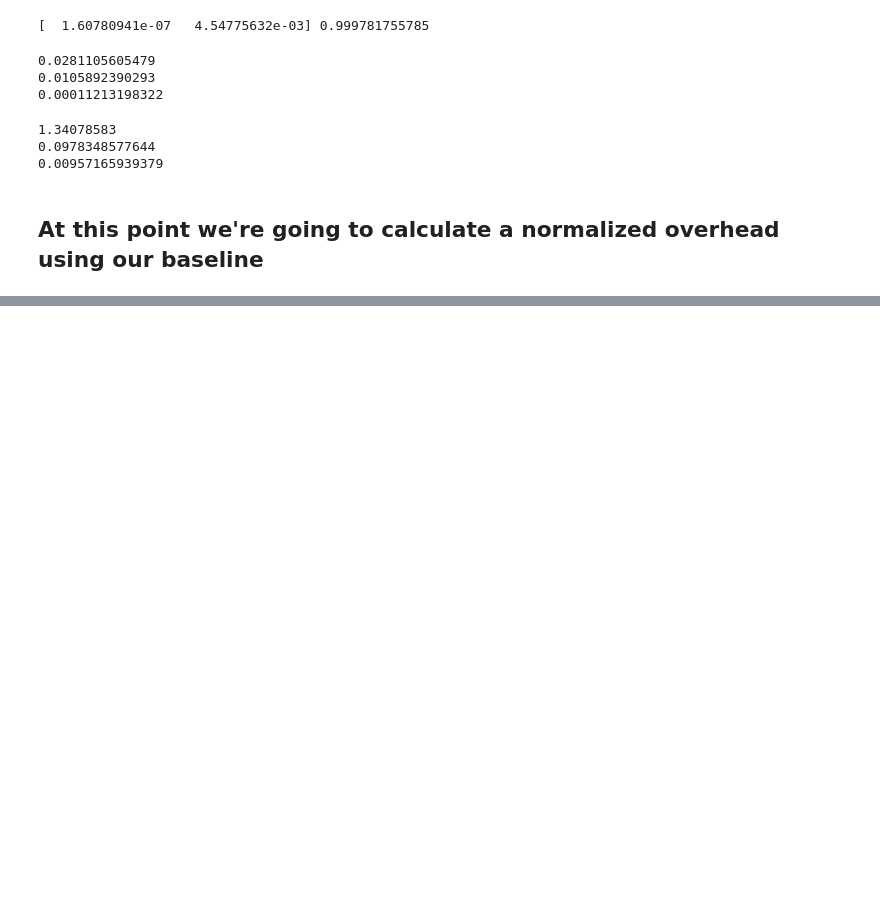
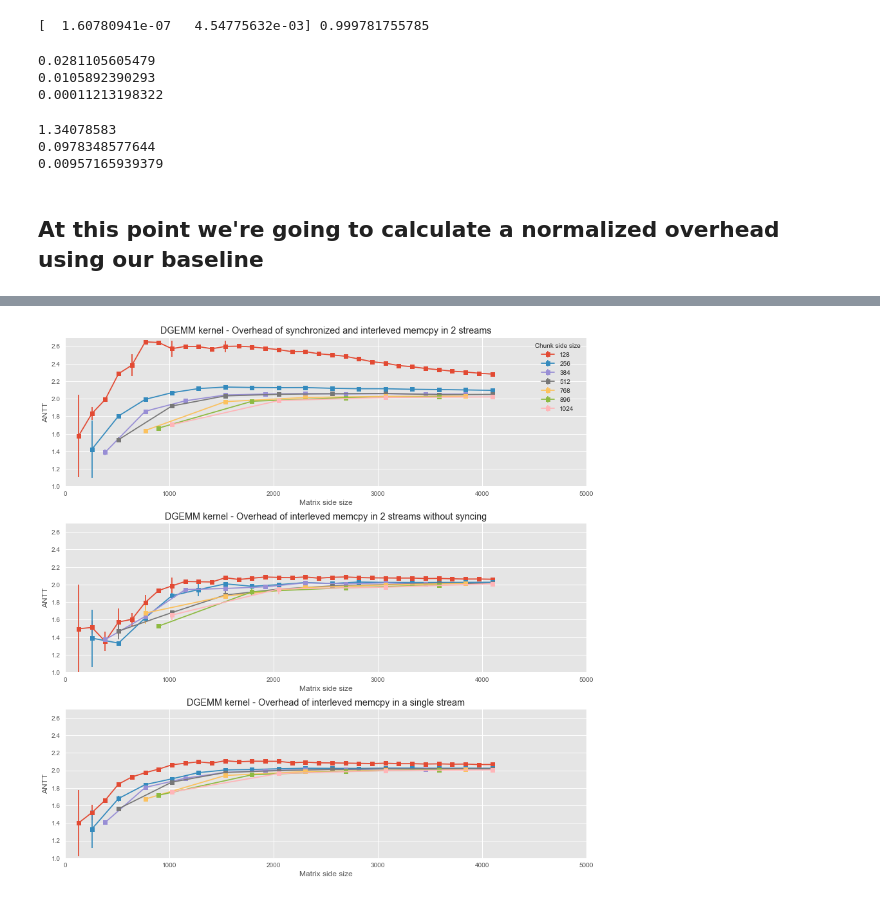
Before and after one commit to Erikun/bandwidthpartition, a Jupyter notebook: chunkedwithkernels.ipynb, the cells around one changed output, grey strips where cells are left out. Cells and saved outputs as stored; diff of their text form; code cells hidden in the pictures; blank space fills up the shorter version.

```diff
--- a/chunkedwithkernels.ipynb
+++ b/chunkedwithkernels.ipynb
@@ -253,0 +302,74 @@ plt.xlim(0,5000)
+# %%
+bl = pd.read_csv('./data/kerneltestdata/baseline12sm.csv', sep = ',')
+bl.columns = bl.columns.str.strip()
+# %%
+normalizeddf=dfsync.copy()
+normalizeddf = normalizeddf.loc[normalizeddf['#size']<=4096]
+for s in normalizeddf.loc[:,('#size')].unique():
+    t=bl[bl['#size']==s]['totaltime'].item()
+    mask = normalizeddf['#size'] == s
+    normalizeddf.loc[mask,'ANTT']=(normalizeddf[mask]['ATT']/t)
+normalizeddf['chunk%']=normalizeddf['chunksize']/(normalizeddf['totalsizeHtD']+normalizeddf['totalsizeDtH'])
+y=normalizeddf.groupby(['chunksize','#size'],as_index=False)['ANTT'].mean()
+err=normalizeddf.groupby(['chunksize','#size'])['ANTT'].apply(np.std)
+x=normalizeddf['#size'].unique()
+plt.subplot(311)
+for s in y['chunksize'].unique():
+    yt=y[y['chunksize']==s]
+    et=err
+    plt.errorbar(yt['#size'],yt['ANTT'],err[s],marker='s')
+plt.legend([128,256,384,512,768,896,1024],title='Chunk side size')
+
+plt.xlabel('Matrix side size')
+plt.ylabel('ANTT')
+plt.title('DGEMM kernel - Overhead of synchronized and interleved memcpy in 2 streams')
+plt.ylim(1,2.7)
+
+plt.xlim(0,5000)
+
+normalizeddf=dfnosync.copy()
+normalizeddf = normalizeddf.loc[normalizeddf['#size']<=4096]
+for s in normalizeddf.loc[:,('#size')].unique():
+    t=bl[bl['#size']==s]['totaltime'].item()
+    mask = normalizeddf['#size'] == s
+    normalizeddf.loc[mask,'ANTT']=(normalizeddf[mask]['ATT']/t)
+normalizeddf['chunk%']=normalizeddf['chunksize']/(normalizeddf['totalsizeHtD']+normalizeddf['totalsizeDtH'])
+y=normalizeddf.groupby(['chunksize','#size'],as_index=False)['ANTT'].mean()
+err=normalizeddf.groupby(['chunksize','#size'])['ANTT'].apply(np.std)
+x=normalizeddf['#size'].unique()
+plt.subplot(312)
+for s in y['chunksize'].unique():
+    yt=y[y['chunksize']==s]
+    et=err
+    plt.errorbar(yt['#size'],yt['ANTT'],err[s],marker='s')
+plt.xlabel('Matrix side size')
+plt.ylabel('ANTT')
+plt.title('DGEMM kernel - Overhead of interleved memcpy in 2 streams without syncing')
+plt.ylim(1,2.7)
+
+plt.xlim(0,5000)
+
+normalizeddf=dfsingle.copy()
+normalizeddf = normalizeddf.loc[normalizeddf['#size']<=4096]
+for s in normalizeddf.loc[:,('#size')].unique():
+    t=bl[bl['#size']==s]['totaltime'].item()
+    mask = normalizeddf['#size'] == s
+    normalizeddf.loc[mask,'ANTT']=(normalizeddf[mask]['ATT']/t)
+normalizeddf['chunk%']=normalizeddf['chunksize']/(normalizeddf['totalsizeHtD']+normalizeddf['totalsizeDtH'])
+y=normalizeddf.groupby(['chunksize','#size'],as_index=False)['ANTT'].mean()
+err=normalizeddf.groupby(['chunksize','#size'])['ANTT'].apply(np.std)
+x=normalizeddf['#size'].unique()
+plt.subplot(313)
+for s in y['chunksize'].unique():
+    yt=y[y['chunksize']==s]
+    et=err
+    plt.errorbar(yt['#size'],yt['ANTT'],err[s],marker='s')
+plt.xlabel('Matrix side size')
+plt.ylabel('ANTT')
+plt.title('DGEMM kernel - Overhead of interleved memcpy in a single stream')
+plt.ylim(1,2.7)
+plt.xlim(0,5000)
+
+plt.tight_layout(pad=0.4, w_pad=0.5, h_pad=1.0)
+# %% [output]
+[figure, added]
```
Also changed, not shown: parts of 7 cells of this notebook.
